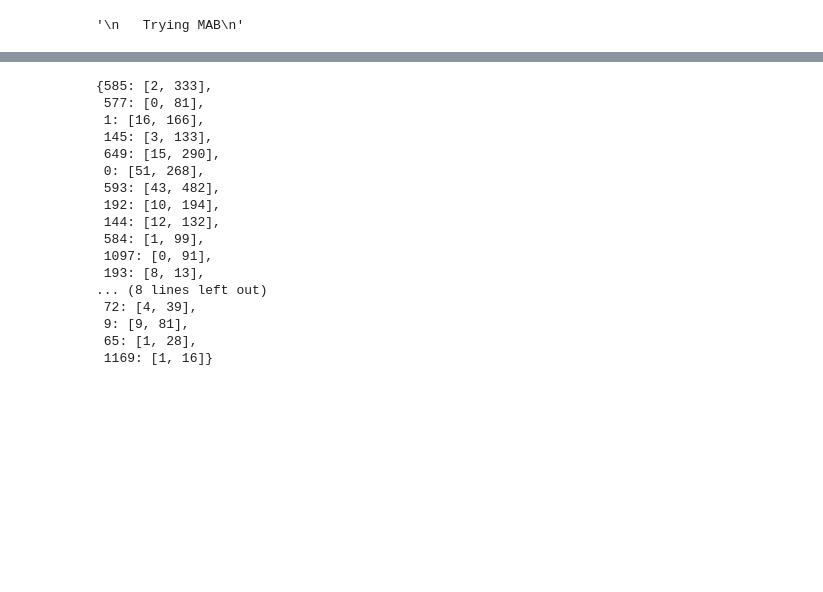
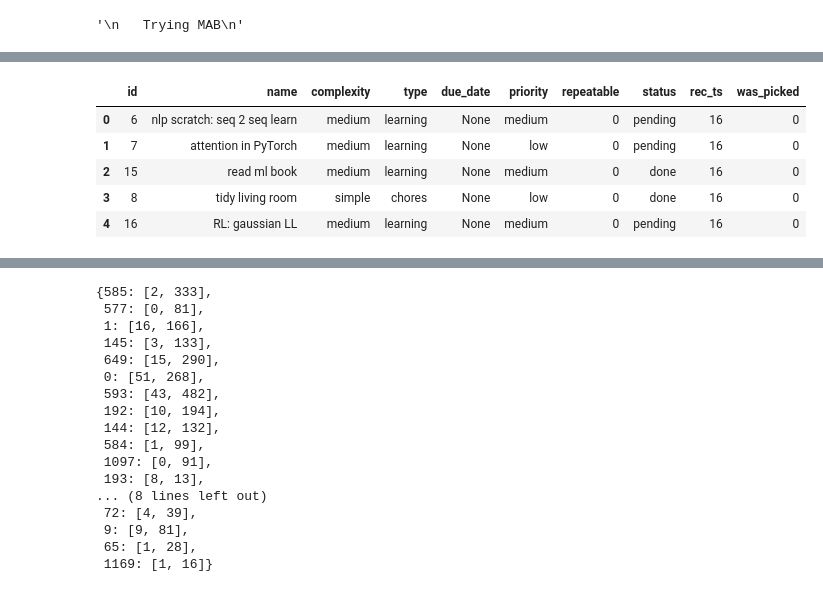
Before and after one commit to nicklondhe/didactic-happiness, a Jupyter notebook: happiness/nb/mab.ipynb, the cells around one changed output, grey strips where cells are left out. Cells and saved outputs as stored; diff of their text form; code cells hidden in the pictures; blank space fills up the shorter version.

```diff
--- a/happiness/nb/mab.ipynb
+++ b/happiness/nb/mab.ipynb
@@ -120,4 +120,12 @@ Name: count, dtype: int64
 # %%
 reward_col = 'was_picked'
 
 df = load_data()
+df.head()
+# %% [output]
+|  | id | name | complexity | type | due_date | priority | repeatable | status | rec_ts | was_picked |
+| 0 | 6 | nlp scratch: seq 2 seq learn | medium | learning | None | medium | 0 | pending | 16 | 0 |
+| 1 | 7 | attention in PyTorch | medium | learning | None | low | 0 | pending | 16 | 0 |
+| 2 | 15 | read ml book | medium | learning | None | medium | 0 | done | 16 | 0 |
+| 3 | 8 | tidy living room | simple | chores | None | low | 0 | done | 16 | 0 |
+| 4 | 16 | RL: gaussian LL | medium | learning | None | medium | 0 | pending | 16 | 0 |
```
Also changed, not shown: parts of 7 cells of this notebook, 3 other files.
